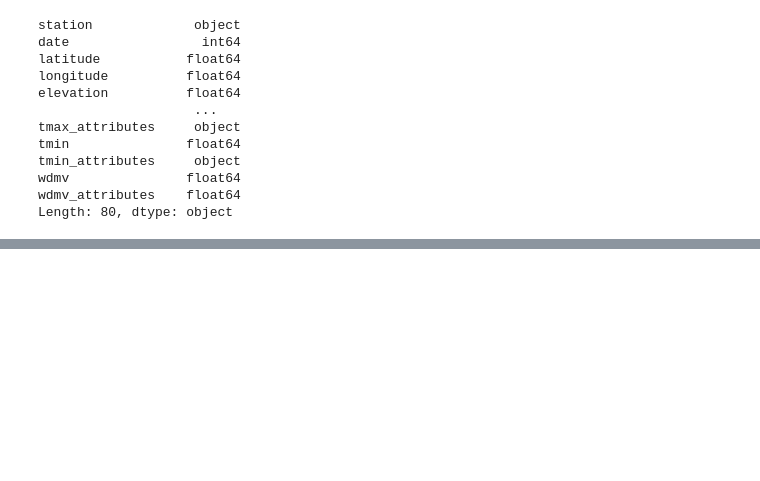
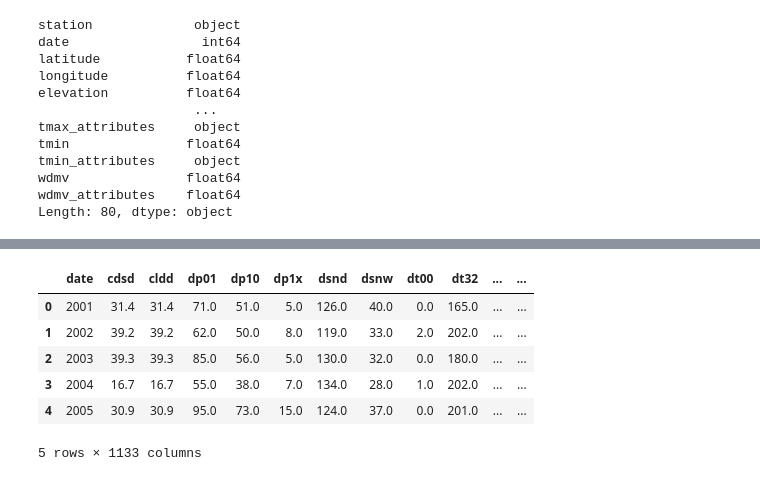
Before and after one commit to sidmanu/MIDS-W207-DeforestationAndClimate, a Jupyter notebook: notebooks/clean_NCEI.ipynb, the cells around one changed output, grey strips where cells are left out. Cells and saved outputs as stored; diff of their text form; code cells hidden in the pictures; blank space fills up the shorter version.

```diff
--- a/notebooks/clean_NCEI.ipynb
+++ b/notebooks/clean_NCEI.ipynb
@@ -83,0 +146,10 @@ for column in df.columns:
+# %%
+tc_average = tc_average.drop(['Unnamed: 0', 'threshold','gain_2000-2020_ha','area_ha','extent_2000_ha','extent_2010_ha'], axis=1)
+tc_average = tc_average.rename(columns={'tc_loss_ha':'tc_loss_ha_average'})
+# %%
+tc = tc.pivot(index='year', columns='country', values=['area_ha','extent_2000_ha','extent_2010_ha','tc_loss_ha'])
+tc.columns = ["_".join((i,j)) for i,j in tc.columns]
+tc = pd.merge(tc,tc_average, on ='year')
+tc.reset_index()
+
+tc.head(5)
@@ -84 +165,17 @@ for column in df.columns:
+# %%
+carbon=carbon.loc[:, (carbon != 0).any(axis=0)]
+tc=tc.loc[:, (tc != 0).any(axis=0)]
+# %%
+df = pd.merge(df, carbon, left_on = 'date', right_on = 'carbon_year')
+df = pd.merge(df, tc, left_on = 'date', right_on = 'year')
+# %%
+df.head(5)
+# %% [output]
+|  | date | cdsd | cldd | dp01 | dp10 | dp1x | dsnd | dsnw | dt00 | dt32 | ... | ... |
+| 0 | 2001 | 31.4 | 31.4 | 71.0 | 51.0 | 5.0 | 126.0 | 40.0 | 0.0 | 165.0 | ... | ... |
+| 1 | 2002 | 39.2 | 39.2 | 62.0 | 50.0 | 8.0 | 119.0 | 33.0 | 2.0 | 202.0 | ... | ... |
+| 2 | 2003 | 39.3 | 39.3 | 85.0 | 56.0 | 5.0 | 130.0 | 32.0 | 0.0 | 180.0 | ... | ... |
+| 3 | 2004 | 16.7 | 16.7 | 55.0 | 38.0 | 7.0 | 134.0 | 28.0 | 1.0 | 202.0 | ... | ... |
+| 4 | 2005 | 30.9 | 30.9 | 95.0 | 73.0 | 15.0 | 124.0 | 37.0 | 0.0 | 201.0 | ... | ... |
+5 rows × 1133 columns
 # %%
```
Also changed, not shown: parts of 14 cells of this notebook, 7 other files.
